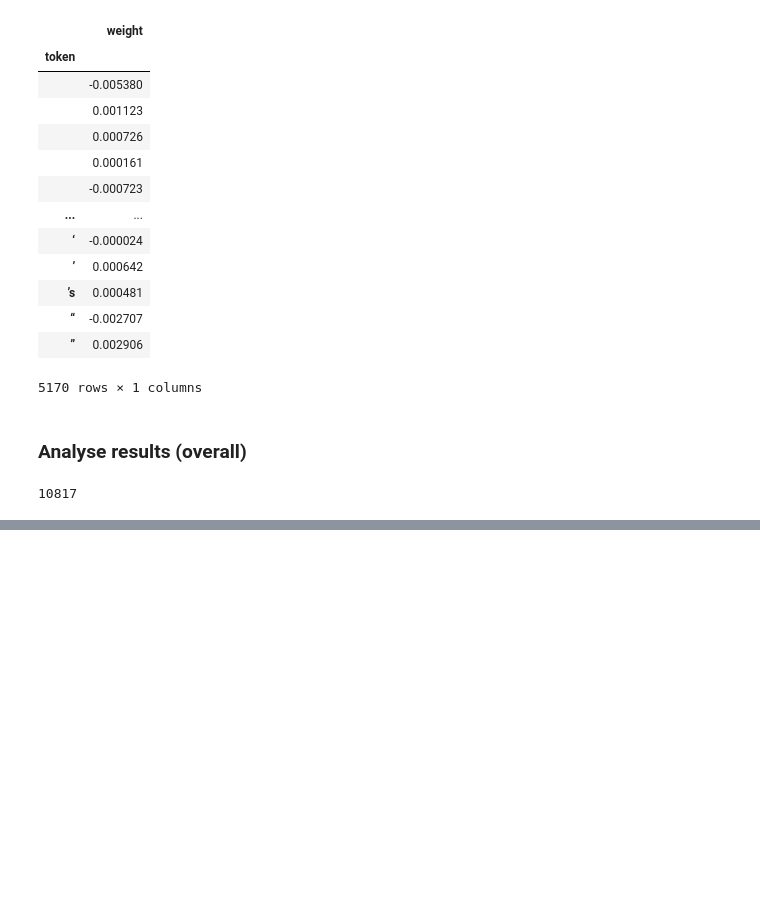
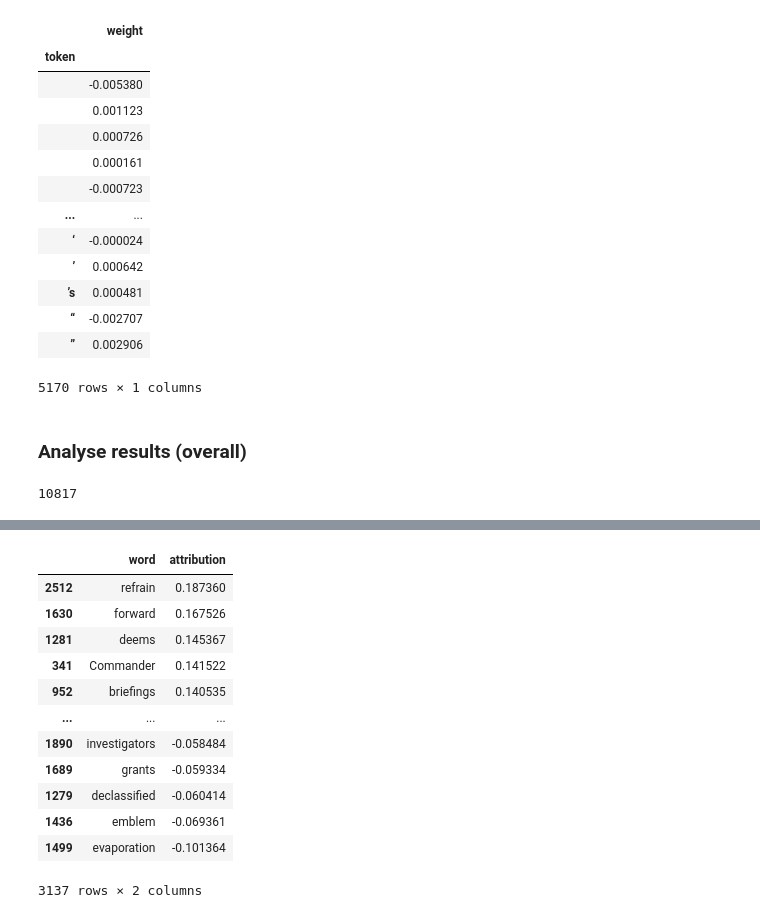
Before and after one commit to nature-of-eu-rules/regulatory-statement-classification, a Jupyter notebook: visualize_precompeted_xai.ipynb, the cells around one changed output, grey strips where cells are left out. Saved outputs shown, nothing was run; the diff lists cells and outputs as text; code cells hidden in the pictures; blank space fills up the shorter version.

```diff
--- a/visualize_precompeted_xai.ipynb
+++ b/visualize_precompeted_xai.ipynb
@@ -294,0 +283,25 @@ mean_agg_g.to_csv('mean_agg_g_0.csv', index=False)
+# %%
+# filter for true negatives or true positives
+# true_negatives = expl_df.loc[(expl_df['model'] == expl_df['ground_truth']) & (expl_df['model'] == 'constitutive')]
+true_positives = expl_df.loc[(expl_df['model'] == expl_df['ground_truth']) & (expl_df['model'] == 'regulatory')]
+# %%
+# calculate mean attribution for each word and sort values descending
+# mean_vals = true_negatives.groupby(['word'], as_index=False).agg({'attribution': 'mean'})
+mean_vals = true_positives.groupby(['word'], as_index=False).agg({'attribution': 'mean'})
+mean_vals = mean_vals.sort_values(['attribution'],ascending=False)
+# %%
+mean_vals
+# %% [output]
+|  | word | attribution |
+| 2512 | refrain | 0.187360 |
+| 1630 | forward | 0.167526 |
+| 1281 | deems | 0.145367 |
+| 341 | Commander | 0.141522 |
+| 952 | briefings | 0.140535 |
+| ... | ... | ... |
+| 1890 | investigators | -0.058484 |
+| 1689 | grants | -0.059334 |
+| 1279 | declassified | -0.060414 |
+| 1436 | emblem | -0.069361 |
+| 1499 | evaporation | -0.101364 |
+3137 rows × 2 columns
```
Also changed, not shown: parts of 14 cells of this notebook, 1 other file.
